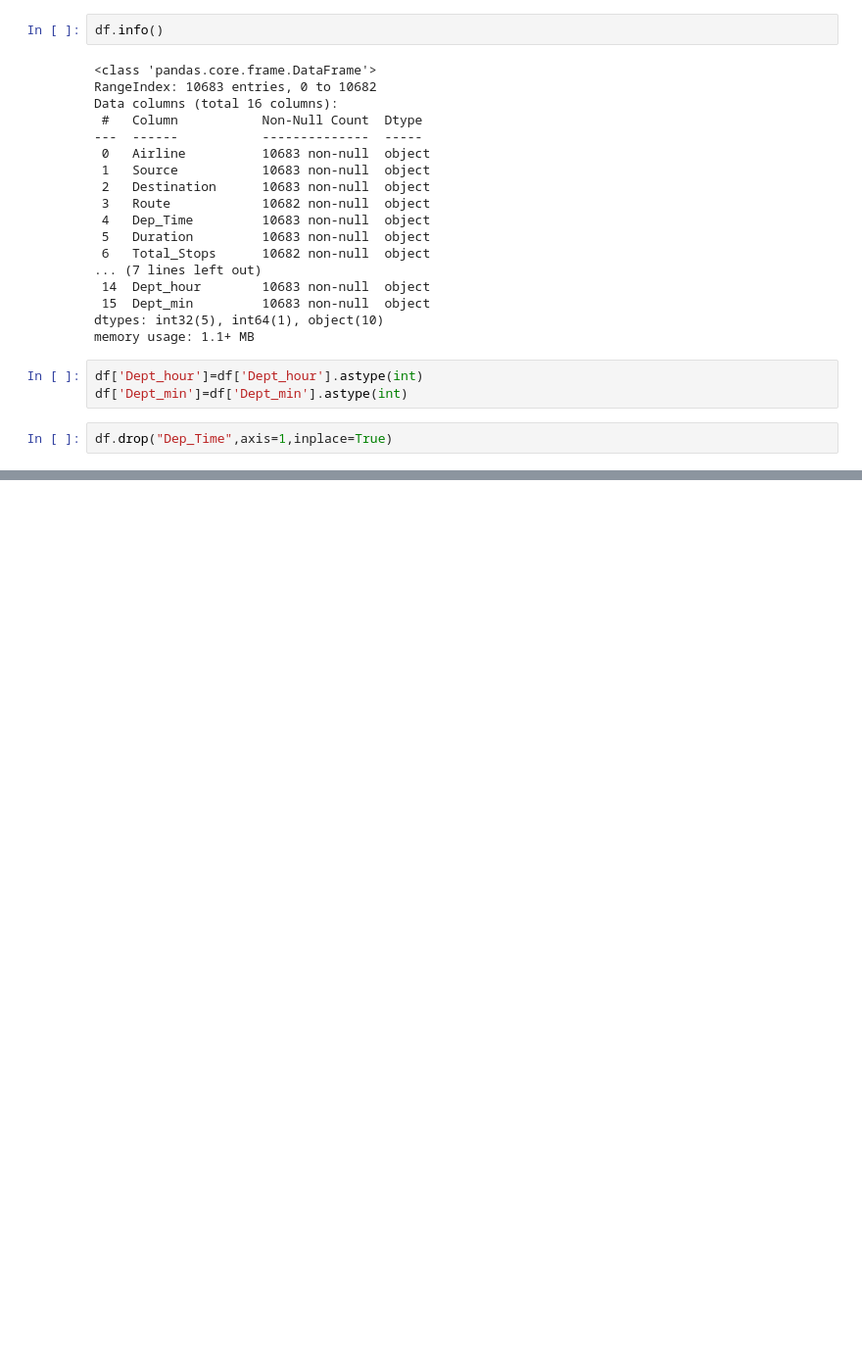
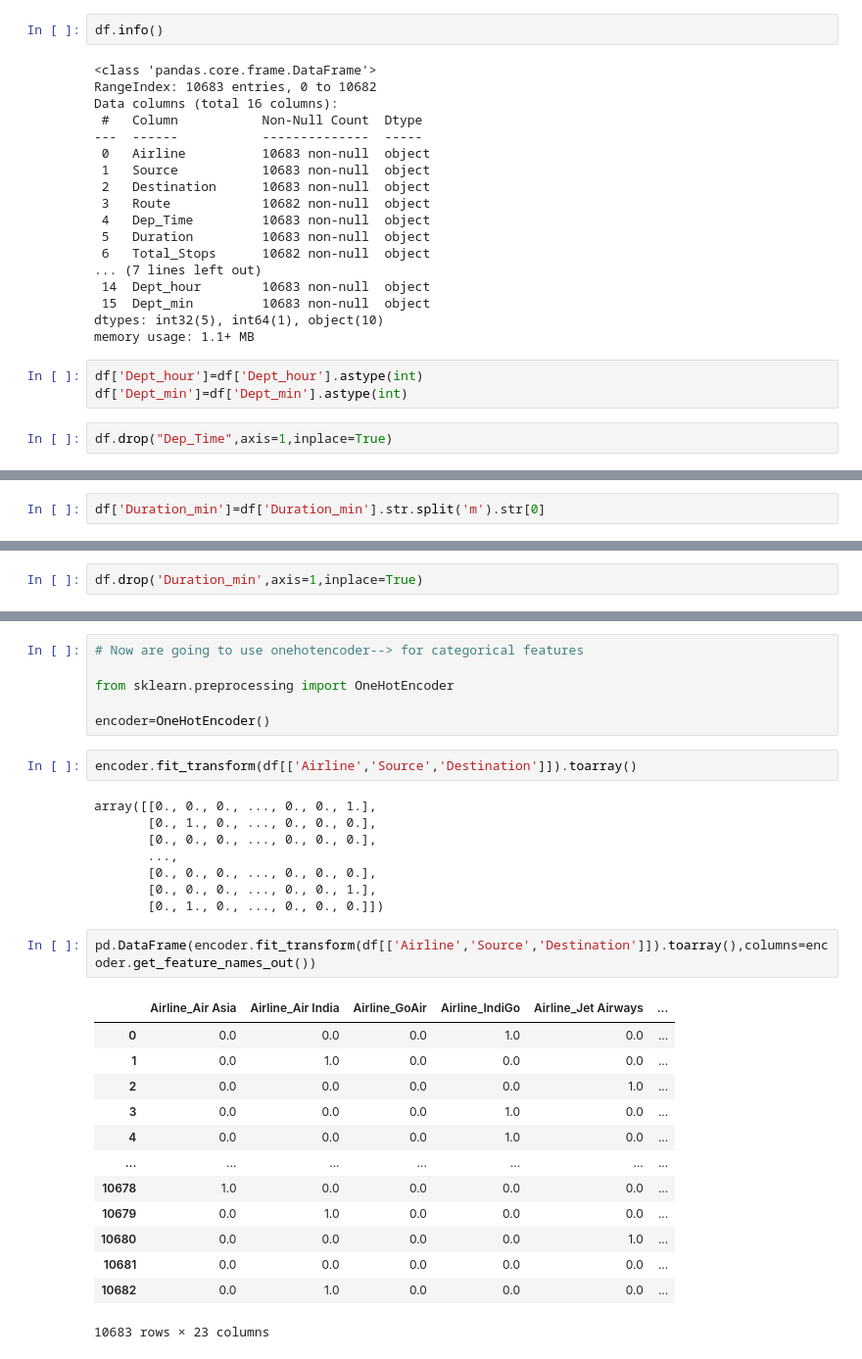
Before and after one commit to vaibhavgaikwad2/Machine-learning-course, a Jupyter notebook: 1)Notes/19-EDA/EDA and Feature engineering with flight price dataset.ipynb, the cells around one changed output, grey strips where cells are left out. Shown at 98% size. Cells and saved outputs as stored; diff of their text form; blank space fills up the shorter version.

```diff
--- a/1)Notes/19-EDA/EDA and Feature engineering with flight price dataset.ipynb
+++ b/1)Notes/19-EDA/EDA and Feature engineering with flight price dataset.ipynb
@@ -312,0 +413,2 @@ df.head()
+# %%
+df['Duration_min']=df['Duration_min'].str.split('m').str[0]
@@ -312,0 +430,2 @@ df.head()
+# %%
+df.drop('Duration_min',axis=1,inplace=True)
@@ -312,0 +466,32 @@ df.head()
+# %%
+# Now are going to use onehotencoder--> for categorical features
+
+from sklearn.preprocessing import OneHotEncoder
+
+encoder=OneHotEncoder()
+# %%
+encoder.fit_transform(df[['Airline','Source','Destination']]).toarray()
+# %% [output]
+array([[0., 0., 0., ..., 0., 0., 1.],
+       [0., 1., 0., ..., 0., 0., 0.],
+       [0., 0., 0., ..., 0., 0., 0.],
+       ...,
+       [0., 0., 0., ..., 0., 0., 0.],
+       [0., 0., 0., ..., 0., 0., 1.],
+       [0., 1., 0., ..., 0., 0., 0.]])
+# %%
+pd.DataFrame(encoder.fit_transform(df[['Airline','Source','Destination']]).toarray(),columns=encoder.get_feature_names_out())
+# %% [output]
+|  | Airline_Air Asia | Airline_Air India | Airline_GoAir | Airline_IndiGo | Airline_Jet Airways | ... |
+| 0 | 0.0 | 0.0 | 0.0 | 1.0 | 0.0 | ... |
+| 1 | 0.0 | 1.0 | 0.0 | 0.0 | 0.0 | ... |
+| 2 | 0.0 | 0.0 | 0.0 | 0.0 | 1.0 | ... |
+| 3 | 0.0 | 0.0 | 0.0 | 1.0 | 0.0 | ... |
+| 4 | 0.0 | 0.0 | 0.0 | 1.0 | 0.0 | ... |
+| ... | ... | ... | ... | ... | ... | ... |
+| 10678 | 1.0 | 0.0 | 0.0 | 0.0 | 0.0 | ... |
+| 10679 | 0.0 | 1.0 | 0.0 | 0.0 | 0.0 | ... |
+| 10680 | 0.0 | 0.0 | 0.0 | 0.0 | 1.0 | ... |
+| 10681 | 0.0 | 0.0 | 0.0 | 0.0 | 0.0 | ... |
+| 10682 | 0.0 | 1.0 | 0.0 | 0.0 | 0.0 | ... |
+10683 rows × 23 columns
```
Also changed, not shown: parts of 21 cells of this notebook.
